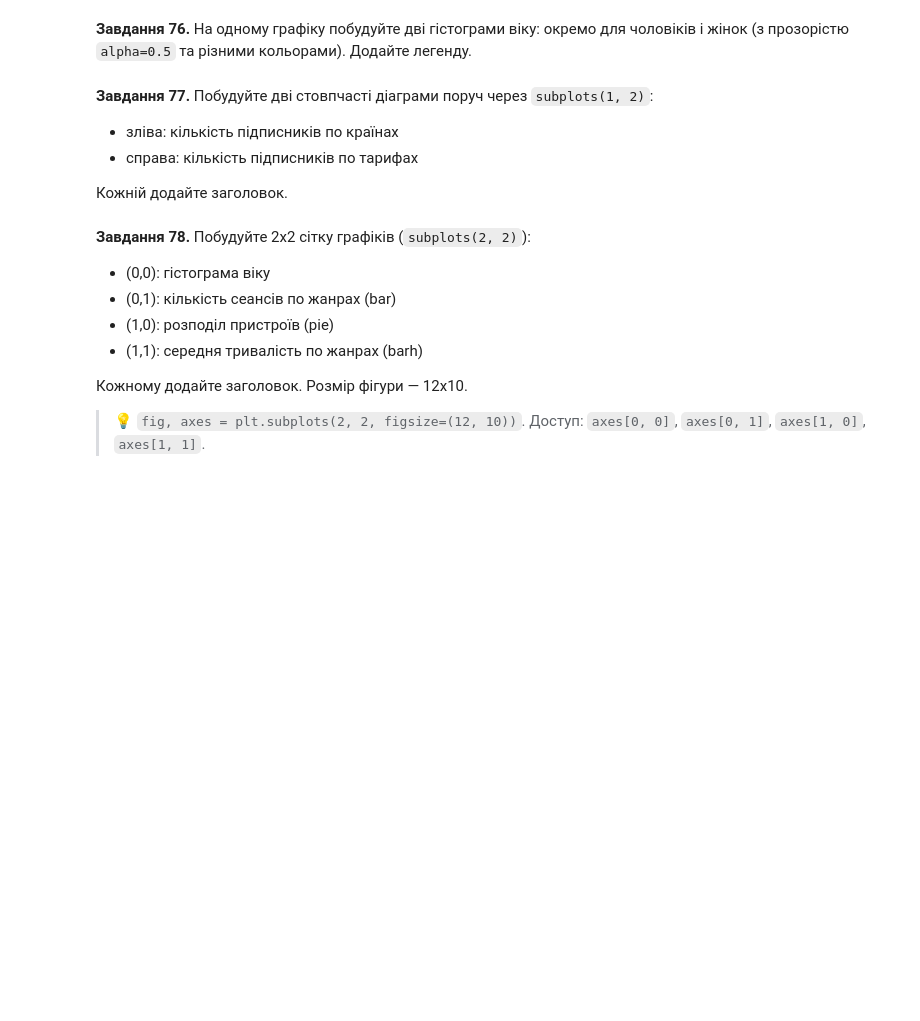
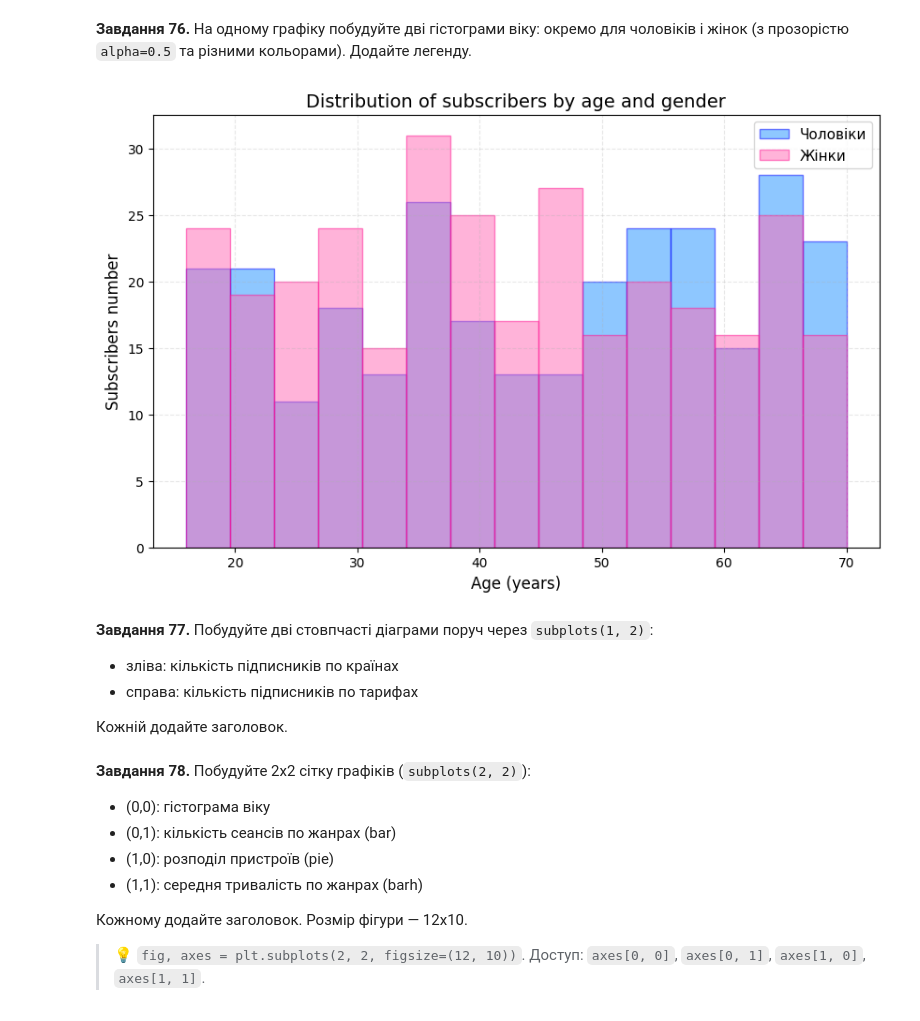
Before and after one commit to NatalieAleksandrova2026/DTA_2026, a Jupyter notebook: Homework/pandas_viz_practice.ipynb, the cells around one changed output. Saved outputs shown, nothing was run; the diff lists cells and outputs as text; code cells hidden in the pictures; blank space fills up the shorter version.

```diff
--- a/Homework/pandas_viz_practice.ipynb
+++ b/Homework/pandas_viz_practice.ipynb
@@ -1464,3 +1481,23 @@ plt.show()
+# %%
+# Завдання 76:
+male_age = subs[subs["gender"] == "Ч"]["age"]
+female_age = subs[subs["gender"] == "Ж"]["age"]
+
+plt.figure(figsize=(10, 6))
+
+plt.hist(male_age, bins=15, alpha=0.5, color="dodgerblue", edgecolor="blue", label="Чоловіки")
+plt.hist(female_age, bins=15, alpha=0.5, color="hotpink", edgecolor="deeppink", label="Жінки")
+
+plt.title("Distribution of subscribers by age and gender", fontsize=14)
+plt.xlabel("Age (years)", fontsize=12)
+plt.ylabel("Subscribers number", fontsize=12)
+
+plt.legend(fontsize=11)
+plt.grid(True, linestyle="--", alpha=0.3)
+
+plt.show()
+# %% [output]
+[figure, added]
 # %% [markdown]
 **Завдання 77.** Побудуйте дві стовпчасті діаграми поруч через `subplots(1, 2)`:
 - зліва: кількість підписників по країнах
```
Also changed, not shown: parts of 3 cells of this notebook.
